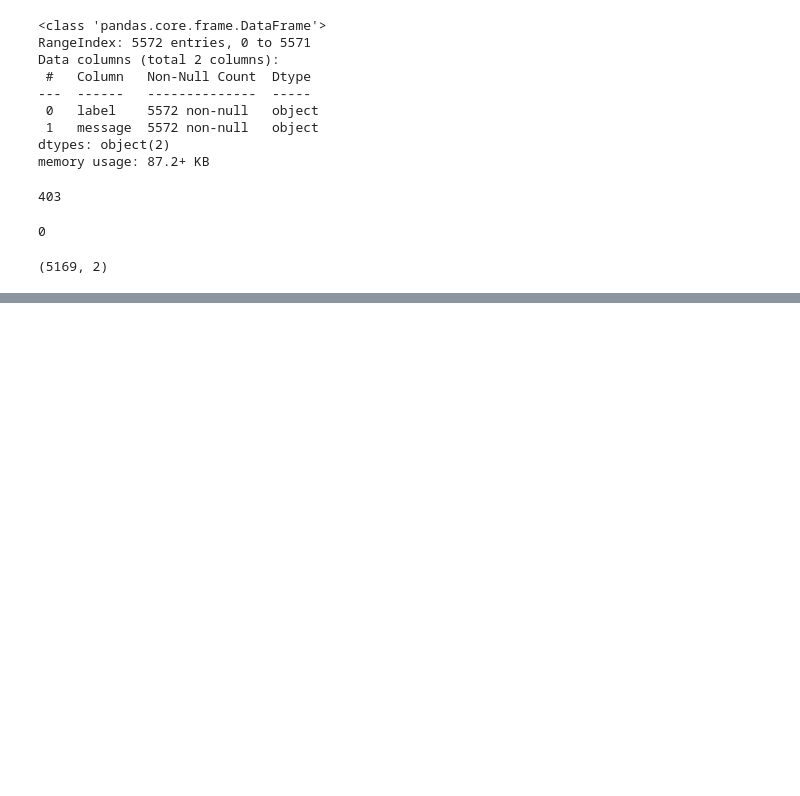
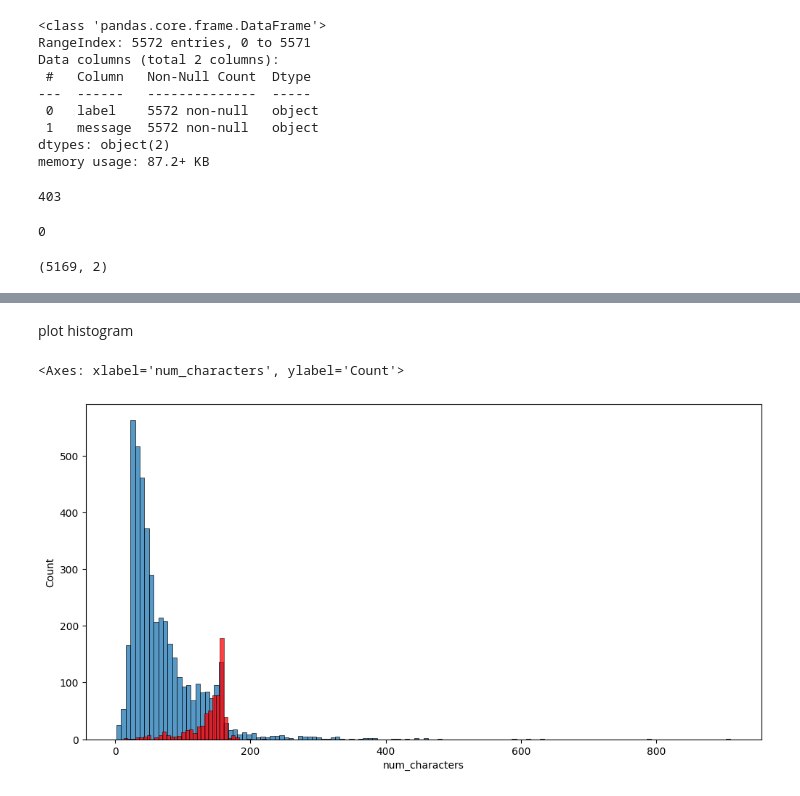
Before and after one commit to tmsachins/SMS-Spam-Classifier-BOW-TFIDF, a Jupyter notebook: Spam class BOW THIDF.ipynb, the cells around one changed output, grey strips where cells are left out. Cells and saved outputs as stored; diff of their text form; code cells hidden in the pictures; blank space fills up the shorter version.

```diff
--- a/Spam class BOW THIDF.ipynb
+++ b/Spam class BOW THIDF.ipynb
@@ -46,0 +86,3 @@ messages.shape
+# %%
+# num of words
+messages['num_words'] = messages['message'].apply(lambda x:len(nltk.word_tokenize(x)))
@@ -46,0 +104,2 @@ messages.shape
+# %%
+messages['num_sentences'] = messages['message'].apply(lambda x:len(nltk.sent_tokenize(x)))
@@ -46,0 +159,10 @@ messages.shape
+# %% [markdown]
+plot histogram
+# %%
+import seaborn as sns
+plt.figure(figsize=(12,6))
+sns.histplot(messages[messages['label'] == 'ham']['num_characters'])
+sns.histplot(messages[messages['label'] == 'spam']['num_characters'],color='red')
+# %% [output]
+<Axes: xlabel='num_characters', ylabel='Count'>
+[figure, added]
```
Also changed, not shown: parts of 16 cells of this notebook.
